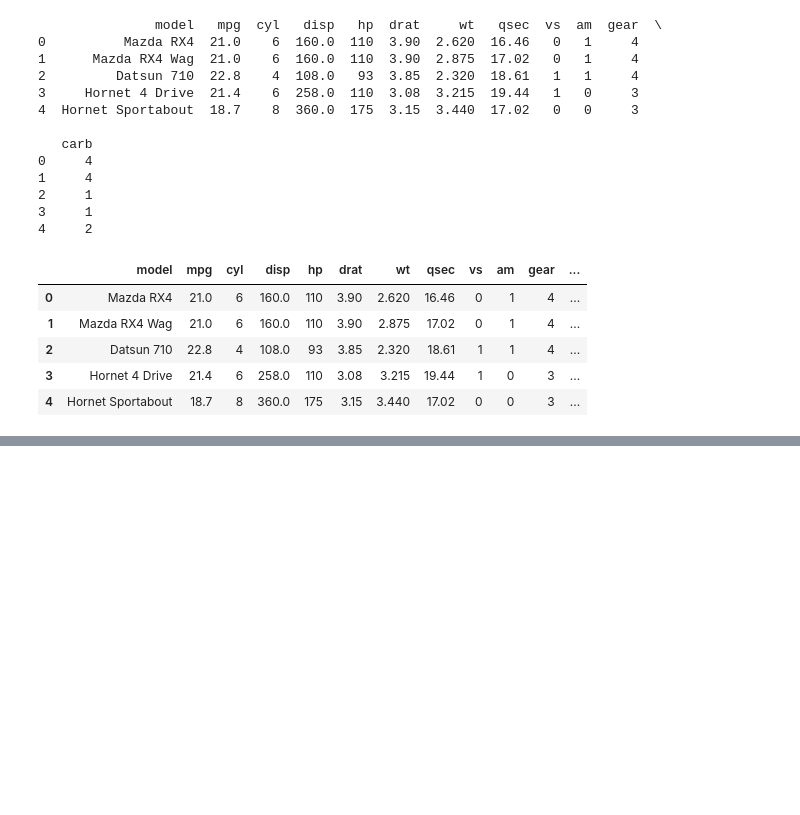
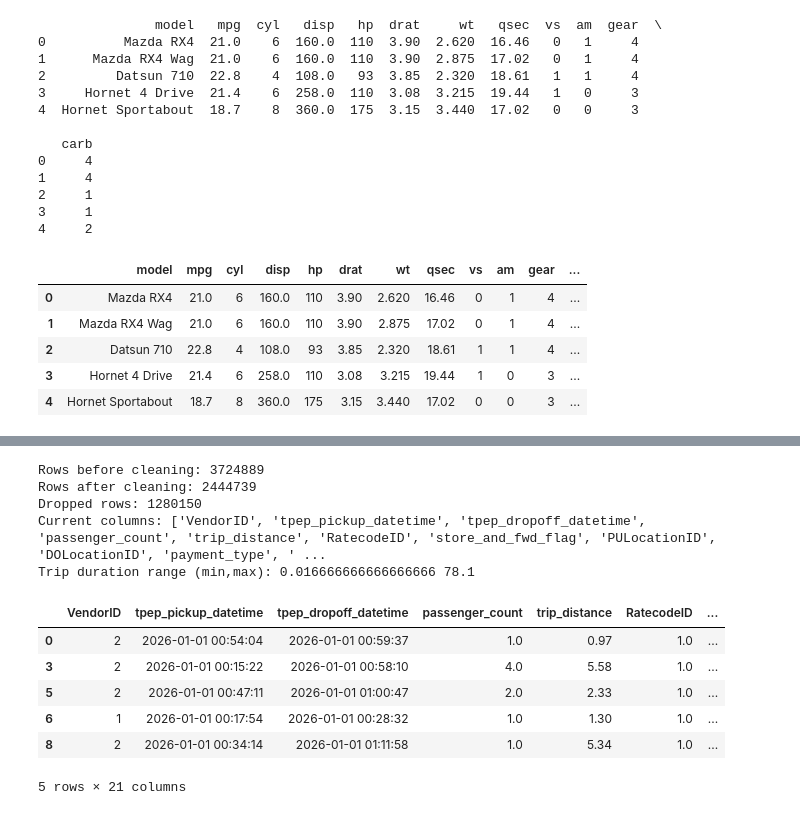
Before and after one commit to y-india/assignment-mini-project-, a Jupyter notebook: taxi_assingment/data.ipynb, the cells around one changed output, grey strips where cells are left out. Saved outputs shown, nothing was run; the diff lists cells and outputs as text; code cells hidden in the pictures; blank space fills up the shorter version.

```diff
--- a/taxi_assingment/data.ipynb
+++ b/taxi_assingment/data.ipynb
@@ -68,0 +83,64 @@ dtype: object
+# %%
+
+for col in ['tpep_pickup_datetime', 'tpep_dropoff_datetime']:
+    df[col] = pd.to_datetime(df[col], errors='coerce')
+
+# Create a new duration column
+df['trip_duration'] = (df['tpep_dropoff_datetime'] - df['tpep_pickup_datetime']).dt.total_seconds() / 60
+
+
+initial_rows = len(df)
+valid_columns = [
+    'tpep_pickup_datetime',
+    'tpep_dropoff_datetime',
+    'passenger_count',
+    'trip_distance',
+    'fare_amount',
+    'total_amount',
+    'trip_duration'
+]
+df = df.dropna(subset=valid_columns)
+
+df = df[
+    (df['trip_duration'] > 0) &
+    (df['trip_distance'] > 0) &
+    (df['passenger_count'] >= 1) &
+    (df['fare_amount'] >= 0) &
+    (df['total_amount'] >= 0)
+]
+
+
+duration_max = df['trip_duration'].quantile(0.99)
+distance_max = df['trip_distance'].quantile(0.99)
+fare_max = df['fare_amount'].quantile(0.99)
+total_max = df['total_amount'].quantile(0.99)
+
+df = df[
+    (df['trip_duration'] <= duration_max) &
+    (df['trip_distance'] <= distance_max) &
+    (df['fare_amount'] <= fare_max) &
+    (df['total_amount'] <= total_max)
+]
+
+cleaned_rows = len(df)
+print(f"Rows before cleaning: {initial_rows}")
+print(f"Rows after cleaning: {cleaned_rows}")
+print(f"Dropped rows: {initial_rows - cleaned_rows}")
+print("Current columns:", df.columns.tolist())
+print("Trip duration range (min,max):", df['trip_duration'].min(), df['trip_duration'].max())
+
+
+df.head()
+# %% [output]
+Rows before cleaning: 3724889
+Rows after cleaning: 2444739
+Dropped rows: 1280150
+Current columns: ['VendorID', 'tpep_pickup_datetime', 'tpep_dropoff_datetime', 'passenger_count', 'trip_distance', 'RatecodeID', 'store_and_fwd_flag', 'PULocationID', 'DOLocationID', 'payment_type', ' ...
+Trip duration range (min,max): 0.016666666666666666 78.1
+|  | VendorID | tpep_pickup_datetime | tpep_dropoff_datetime | passenger_count | trip_distance | RatecodeID | ... |
+| 0 | 2 | 2026-01-01 00:54:04 | 2026-01-01 00:59:37 | 1.0 | 0.97 | 1.0 | ... |
+| 3 | 2 | 2026-01-01 00:15:22 | 2026-01-01 00:58:10 | 4.0 | 5.58 | 1.0 | ... |
+| 5 | 2 | 2026-01-01 00:47:11 | 2026-01-01 01:00:47 | 2.0 | 2.33 | 1.0 | ... |
+| 6 | 1 | 2026-01-01 00:17:54 | 2026-01-01 00:28:32 | 1.0 | 1.30 | 1.0 | ... |
+| 8 | 2 | 2026-01-01 00:34:14 | 2026-01-01 01:11:58 | 1.0 | 5.34 | 1.0 | ... |
+5 rows × 21 columns
```
Also changed, not shown: parts of 3 cells of this notebook, 1 other file.
